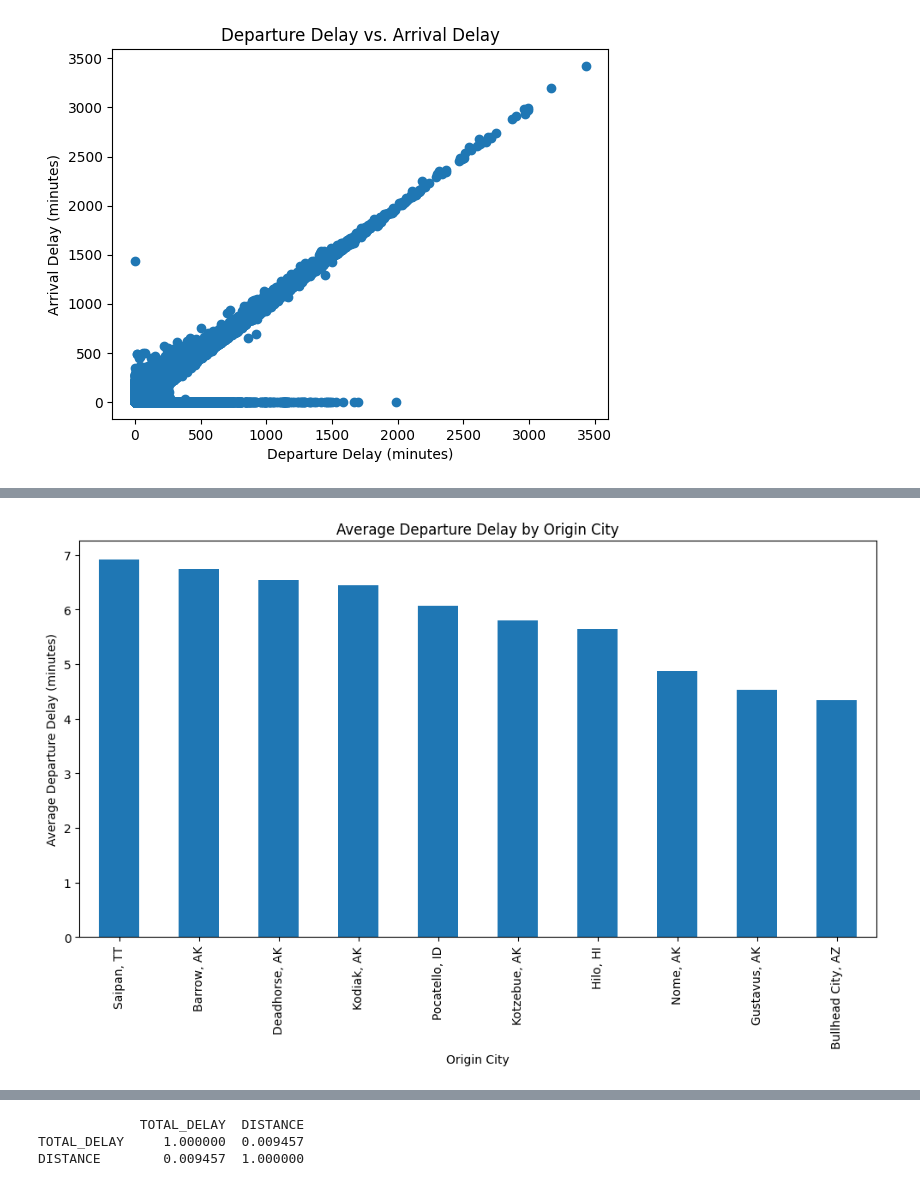
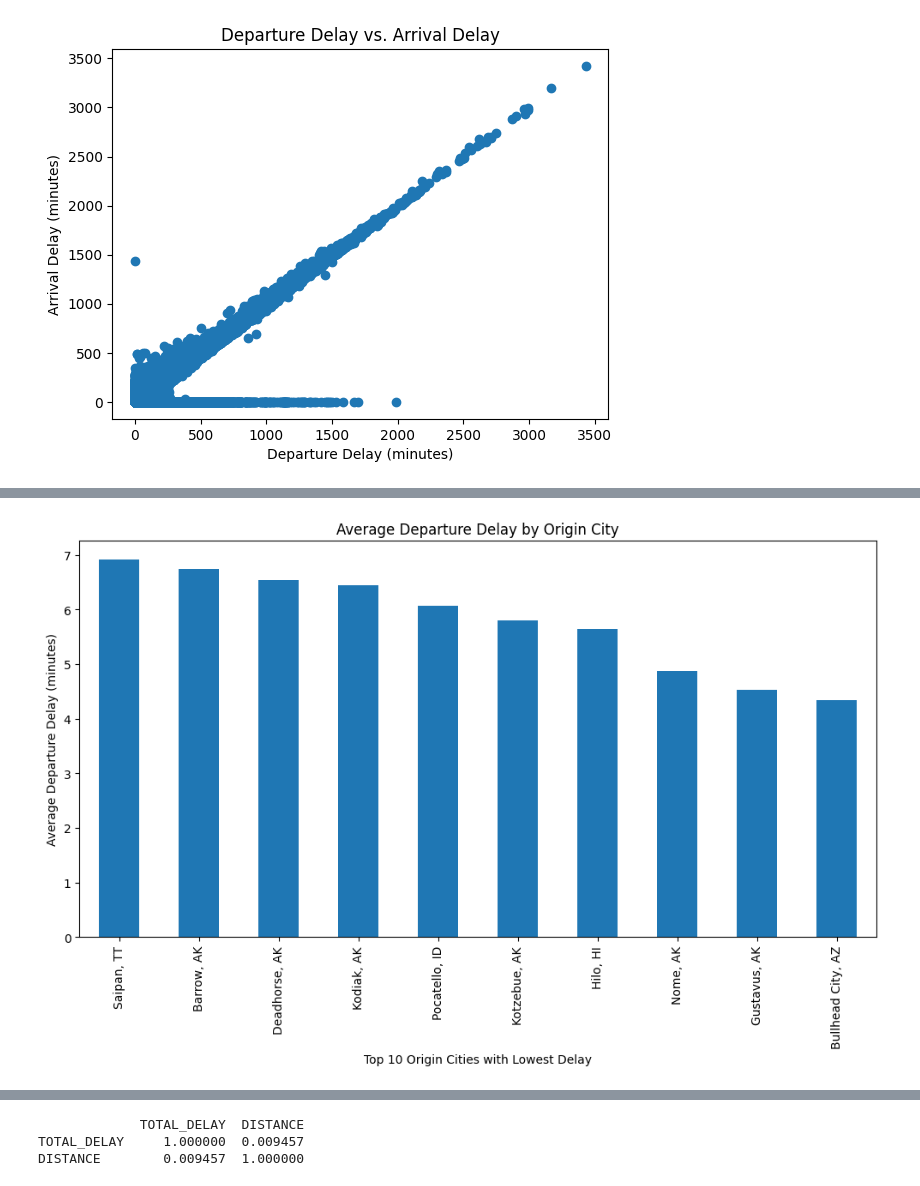
Before and after one commit to ssamat/COGS109, a Jupyter notebook: Final_Project_Template.ipynb, the cells around one changed output, grey strips where cells are left out. Cells and saved outputs as stored; diff of their text form; code cells hidden in the pictures.

```diff
--- a/Final_Project_Template.ipynb
+++ b/Final_Project_Template.ipynb
@@ -195,12 +180,12 @@ avg_dep_delay_by_city = flights.groupby('ORIGIN_CITY_NAME')['DEP_DELAY_NEW'].mea
 # %%
 plt.figure(figsize=(12, 6))
 avg_dep_delay_by_city.sort_values(ascending=False)[-10:].plot(kind='bar')
-plt.xlabel('Origin City')
+plt.xlabel('Top 10 Origin Cities with Lowest Delay')
 plt.ylabel('Average Departure Delay (minutes)')
 plt.title('Average Departure Delay by Origin City')
 plt.show()
 # %% [output]
-[figure, old version]
+[figure, new version]
 # %%
 plt.figure(figsize=(12, 6))
 avg_dep_delay_by_city.sort_values(ascending=False)[0:10].plot(kind='bar')
```
Also changed, not shown: parts of 5 cells of this notebook.
